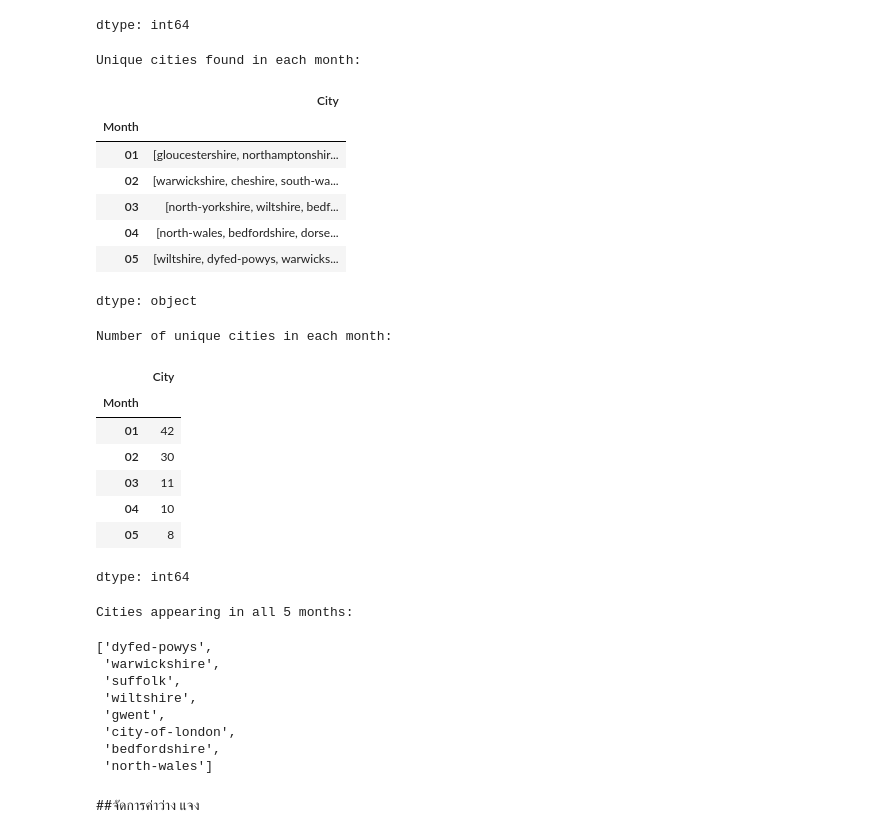
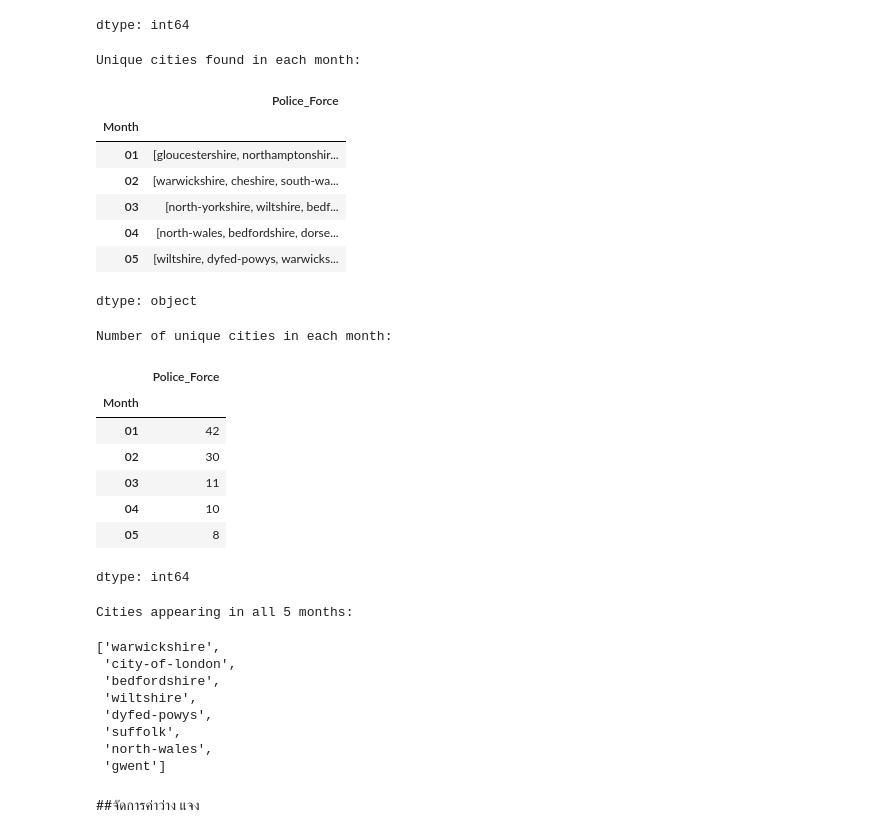
Before and after one commit to jangInw007/JENZY_Project, a Jupyter notebook: JENZY_is_perfect_project_Basicpro.ipynb, the cells around one changed output. Drawn from its saved outputs; the diff is of its cells as text; code cells hidden in the pictures.

```diff
--- a/JENZY_is_perfect_project_Basicpro.ipynb
+++ b/JENZY_is_perfect_project_Basicpro.ipynb
@@ -466,19 +466,19 @@ combined_outcomes_2025_all_months.isnull().sum()
 dtype: int64
 # %%
 # Group by Month and get unique cities in each month
-unique_cities_per_month = combined_outcomes_2025_all_months.groupby('Month')['City'].unique()
+unique_cities_per_month = combined_outcomes_2025_all_months.groupby('Month')['Police_Force'].unique()
 
 print("Unique cities found in each month:")
 display(unique_cities_per_month)
 
 # Count the number of unique cities per month
-num_unique_cities_per_month = combined_outcomes_2025_all_months.groupby('Month')['City'].nunique()
+num_unique_cities_per_month = combined_outcomes_2025_all_months.groupby('Month')['Police_Force'].nunique()
 
 print("\nNumber of unique cities in each month:")
 display(num_unique_cities_per_month)
 # %% [output]
 Unique cities found in each month:
-|  | City |
+|  | Police_Force |
 | Month |  |
 | 01 | [gloucestershire, northamptonshir... |
 | 02 | [warwickshire, cheshire, south-wa... |
@@ -487,7 +487,7 @@ Unique cities found in each month:
 | 05 | [wiltshire, dyfed-powys, warwicks... |
 dtype: object
 Number of unique cities in each month:
-|  | City |
+|  | Police_Force |
 | Month |  |
 | 01 | 42 |
 | 02 | 30 |
@@ -515,14 +515,14 @@ print("\nCities appearing in all 5 months:")
 display(cities_in_all_months)
 # %% [output]
 Cities appearing in all 5 months:
-['dyfed-powys',
- 'warwickshire',
- 'suffolk',
- 'wiltshire',
- 'gwent',
+['warwickshire',
  'city-of-london',
  'bedfordshire',
- 'north-wales']
+ 'wiltshire',
+ 'dyfed-powys',
+ 'suffolk',
+ 'north-wales',
+ 'gwent']
 # %% [markdown]
 ##จัดการค่าว่าง แจง
 # %% [markdown]
```
Also changed, not shown: parts of 8 cells of this notebook.
